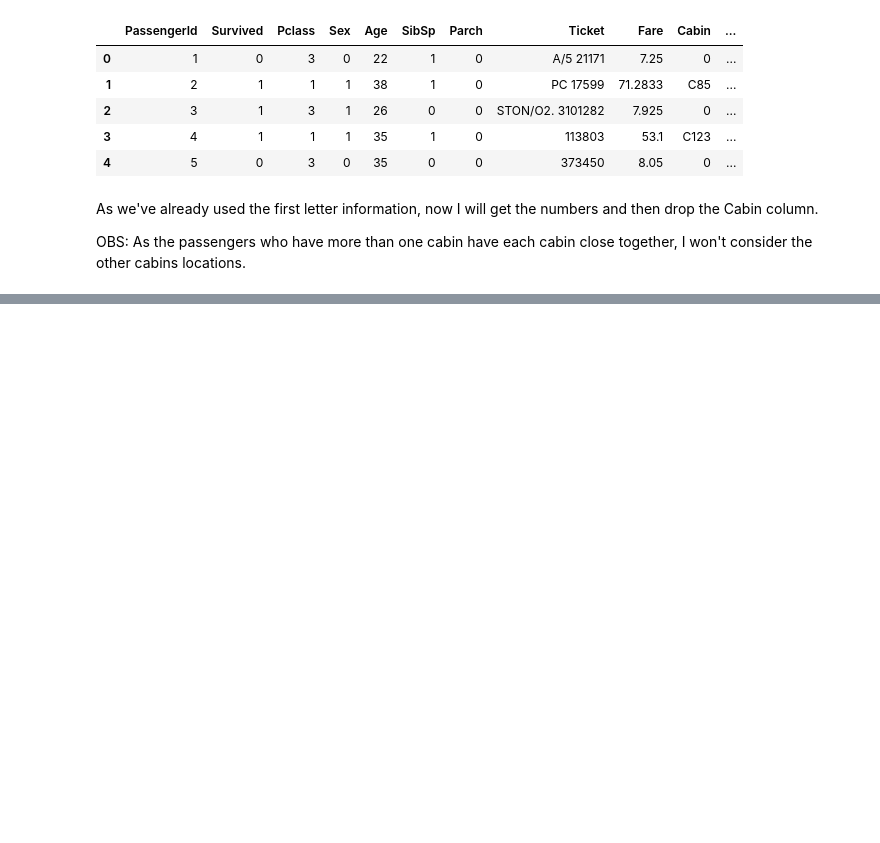
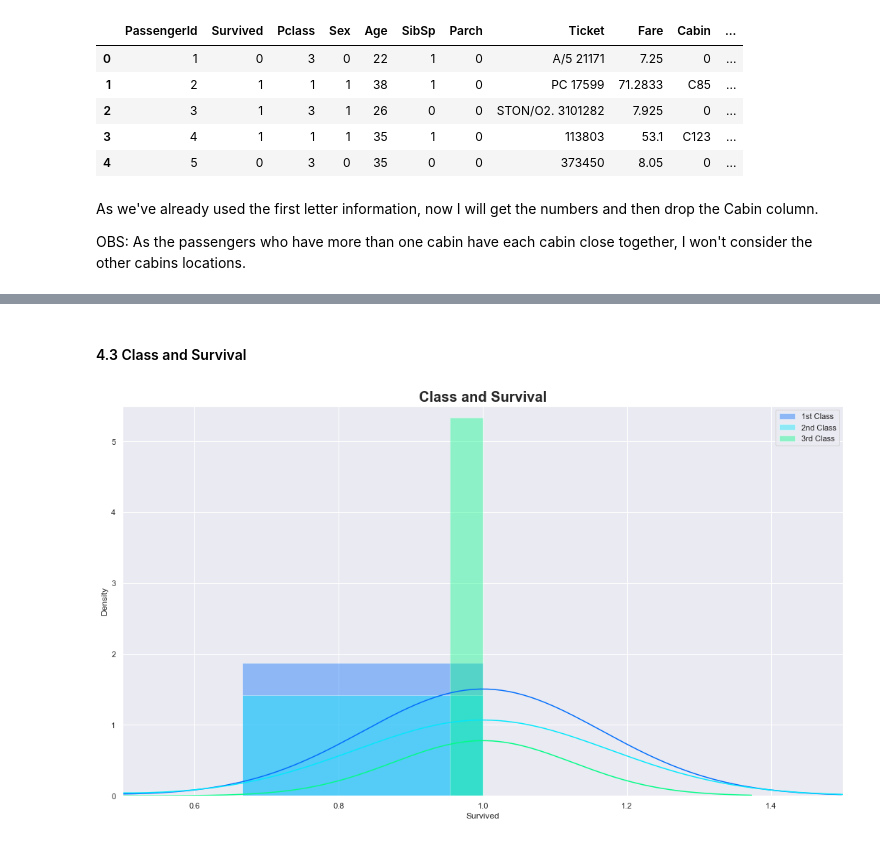
Before and after one commit to EricaFer/Titanic---Machine-Learning-from-Disaster, a Jupyter notebook: Titanic.ipynb, the cells around one changed output, grey strips where cells are left out. Cells and saved outputs as stored; diff of their text form; code cells hidden in the pictures; blank space fills up the shorter version.

```diff
--- a/Titanic.ipynb
+++ b/Titanic.ipynb
@@ -262,0 +356,12 @@ train.head()
+# %% [markdown]
+#### 4.3 Class and Survival
+# %%
+sns.distplot(train.Survived[train.Pclass == 1], label = '1st Class',color = '#036ffc' )
+sns.distplot(train.Survived[train.Pclass == 2], label = '2nd Class',color = '#03e8fc' )
+sns.distplot(train.Survived[train.Pclass == 3], label = '3rd Class',color = '#03fc88')
+plt.title('Class and Survival', fontsize = 20, fontweight = 'bold');
+plt.xlim(0.5,1.5)
+plt.ylim(0,5.5)
+plt.legend();
+# %% [output]
+[figure, added]
```
Also changed, not shown: parts of 17 cells of this notebook.
